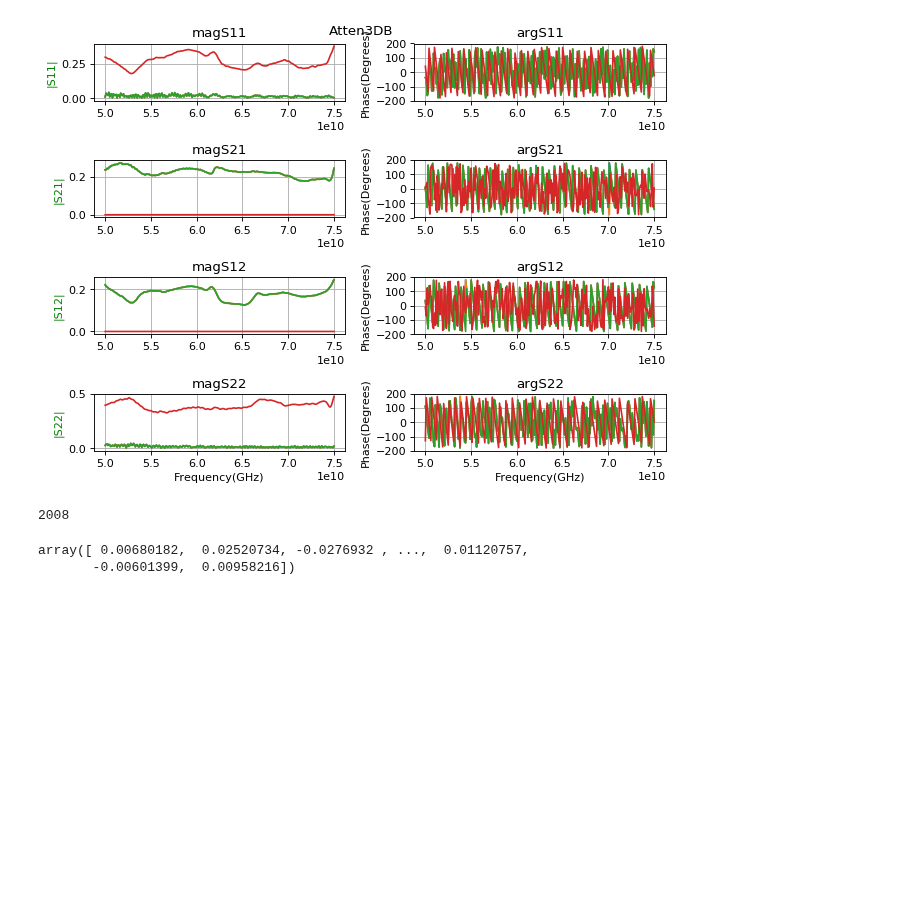
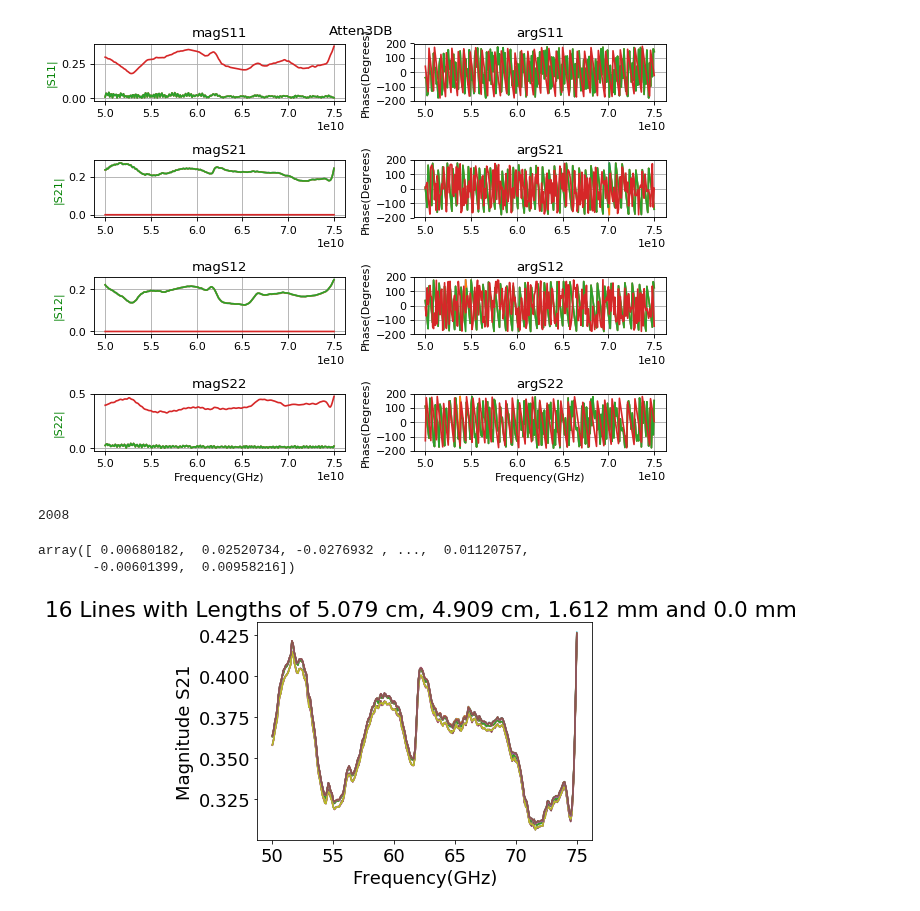
Before and after one commit to aricsanders/Jupyter-Notebooks, a Jupyter notebook: Building_Training_Set__By_Device_Type_20180720.ipynb, the cells around one changed output. Cells and saved outputs as stored; diff of their text form; code cells hidden in the pictures; blank space fills up the shorter version.

```diff
--- a/Building_Training_Set__By_Device_Type_20180720.ipynb
+++ b/Building_Training_Set__By_Device_Type_20180720.ipynb
@@ -300,3 +303,21 @@ plt.hist(single_point,bins=200)
 plt.show()
 # %%
 plt.plot(mean_arr)
+# %%
+%matplotlib inline
+plt.rcParams.update({'font.size': 18})
+# Now I want a plot of the S21 of all of the Lines to show that they are hard to tell apart
+num_files=0
+for test_file in test_file_s2p_list[:]:
+    if re.search("Line|Thru",test_file.path,re.IGNORECASE):
+        num_files+=1
+        test_file.change_data_format("MA")
+        plot_name=os.path.split(test_file.path)[-1]
+        plt.plot(10**-9*np.array(test_file["Frequency"]),test_file["magS21"],label=plot_name)
+plt.xlabel("Frequency(GHz)")
+plt.ylabel("Magnitude S21")
+plt.title("{0} Lines with Lengths of 5.079 cm, 4.909 cm, 1.612 mm and 0.0 mm ".format(num_files))
+#plt.legend(bbox_to_anchor=(1.05, 1.05))
+plt.show()
+# %% [output]
+[figure, added]
```
Also changed, not shown: parts of 53 cells of this notebook.
